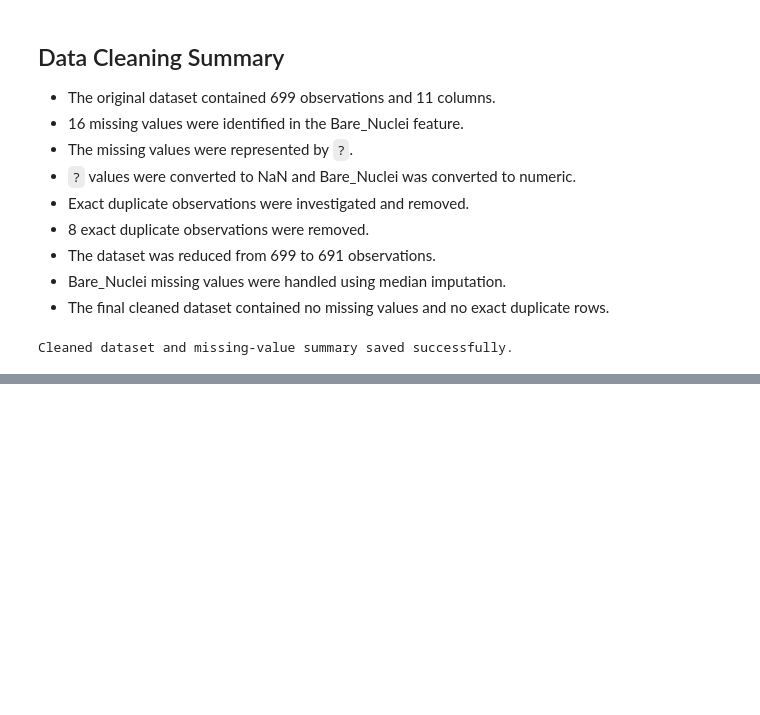
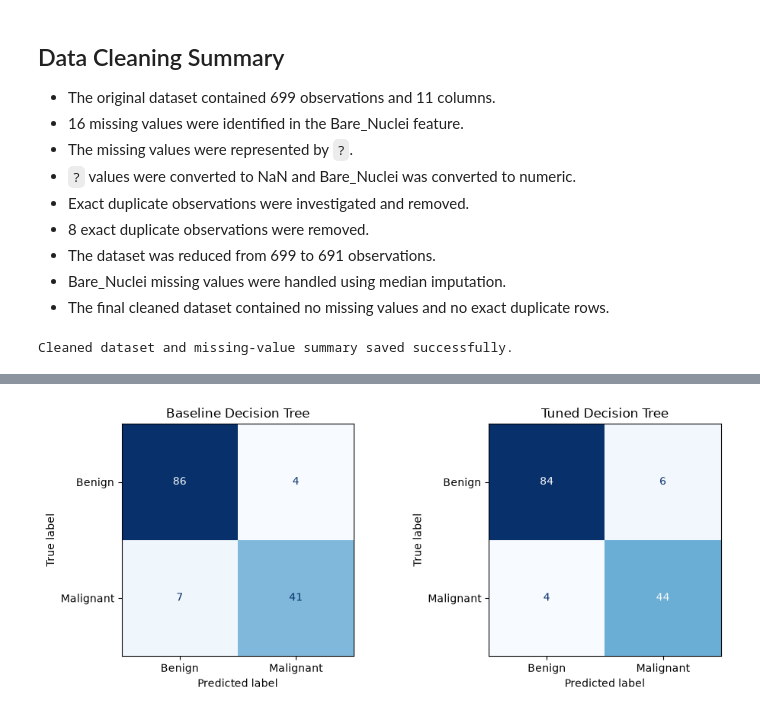
Before and after one commit to N-Amasha/Breast-Cancer-Classification, a Jupyter notebook: MEMBER_01/notebook.ipynb, the cells around one changed output, grey strips where cells are left out. Saved outputs shown, nothing was run; the diff lists cells and outputs as text; code cells hidden in the pictures; blank space fills up the shorter version.

Commit message:
Add Member 01 Decision Tree final evaluation

```diff
--- a/MEMBER_01/notebook.ipynb
+++ b/MEMBER_01/notebook.ipynb
@@ -386,0 +976,35 @@ Cleaned dataset and missing-value summary saved successfully.
+# %%
+# ============================================
+# FINAL EVALUATION - STEP 12
+# Confusion Matrices
+# ============================================
+
+fig, axes = plt.subplots(1, 2, figsize=(10, 4))
+
+ConfusionMatrixDisplay(
+    confusion_matrix=dt_baseline_cm,
+    display_labels=["Benign", "Malignant"]
+).plot(
+    ax=axes[0],
+    cmap="Blues",
+    colorbar=False
+)
+
+axes[0].set_title("Baseline Decision Tree")
+
+
+ConfusionMatrixDisplay(
+    confusion_matrix=dt_tuned_cm,
+    display_labels=["Benign", "Malignant"]
+).plot(
+    ax=axes[1],
+    cmap="Blues",
+    colorbar=False
+)
+
+axes[1].set_title("Tuned Decision Tree")
+
+plt.tight_layout()
+plt.show()
+# %% [output]
+[figure, added]
```
Also changed, not shown: parts of 23 cells of this notebook, 3 other files.
